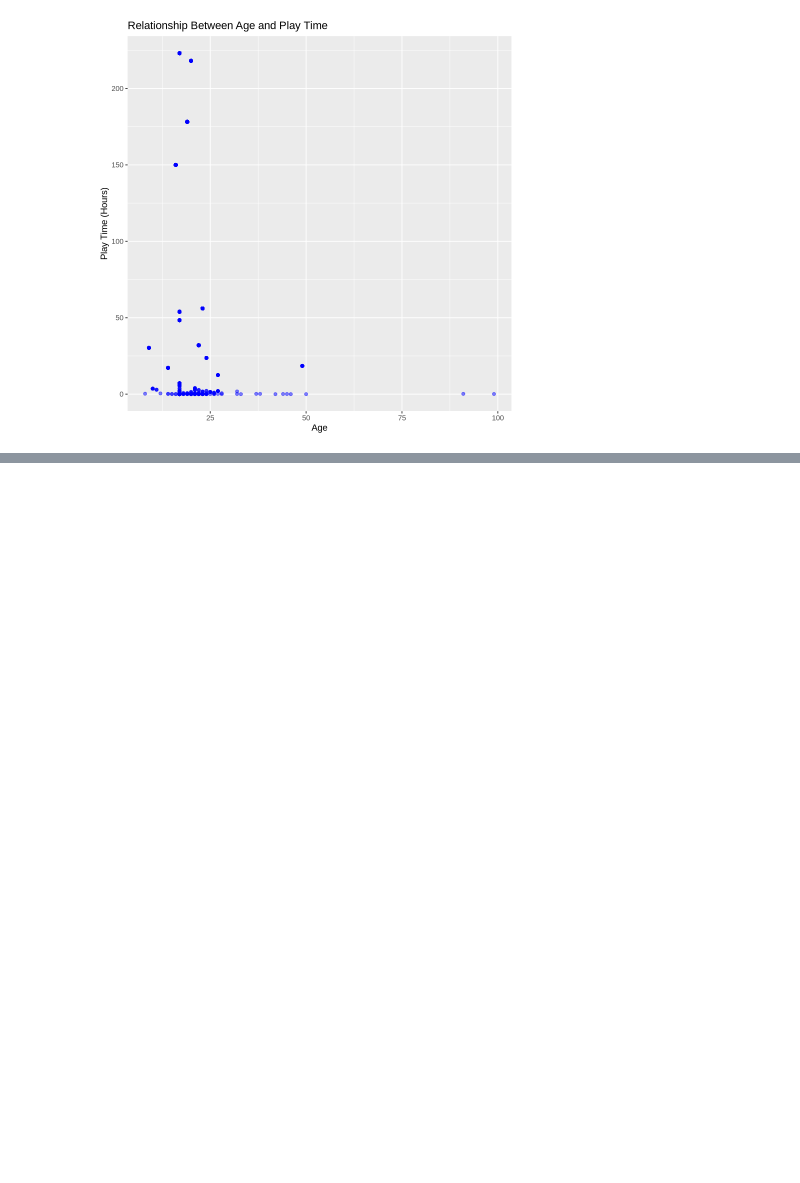
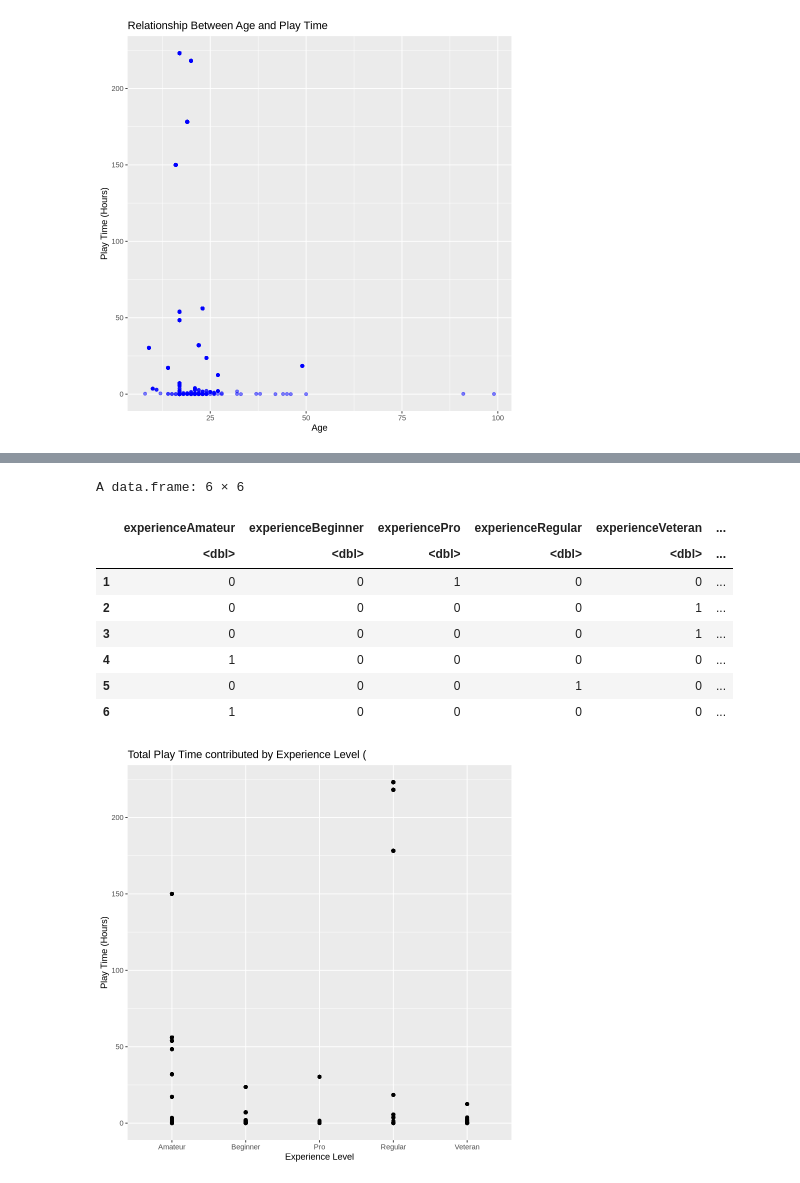
Before and after one commit to yuunvis/Group-Project, a Jupyter notebook: group_project.ipynb, the cells around one changed output, grey strips where cells are left out. Drawn from its saved outputs; the diff is of its cells as text; code cells hidden in the pictures; blank space fills up the shorter version.

```diff
--- a/group_project.ipynb
+++ b/group_project.ipynb
@@ -137,0 +167,27 @@ plot3
+# %%
+#For experience:
+exp_data<-play_data_select|>
+            select(experience, played_hours)
+dummy<-dummyVars("~ .", data = exp_data)
+final_exp_data<- data.frame(predict(dummy, newdata=exp_data))
+head(final_exp_data)
+
+plot6 <- ggplot(combined_data, aes(x = experience, y = played_hours)) +
+         geom_point() +
+         labs(
+              title = "Total Play Time contributed by Experience Level (",
+              x = "Experience Level",
+              y = "Play Time (Hours)"
+              )
+plot6
+# %% [output]
+A data.frame: 6 × 6
+|  | experienceAmateur | experienceBeginner | experiencePro | experienceRegular | experienceVeteran | ... |
+|  | <dbl> | <dbl> | <dbl> | <dbl> | <dbl> | ... |
+| 1 | 0 | 0 | 1 | 0 | 0 | ... |
+| 2 | 0 | 0 | 0 | 0 | 1 | ... |
+| 3 | 0 | 0 | 0 | 0 | 1 | ... |
+| 4 | 1 | 0 | 0 | 0 | 0 | ... |
+| 5 | 0 | 0 | 0 | 1 | 0 | ... |
+| 6 | 1 | 0 | 0 | 0 | 0 | ... |
+[figure, added]
```
Also changed, not shown: parts of 10 cells of this notebook.
